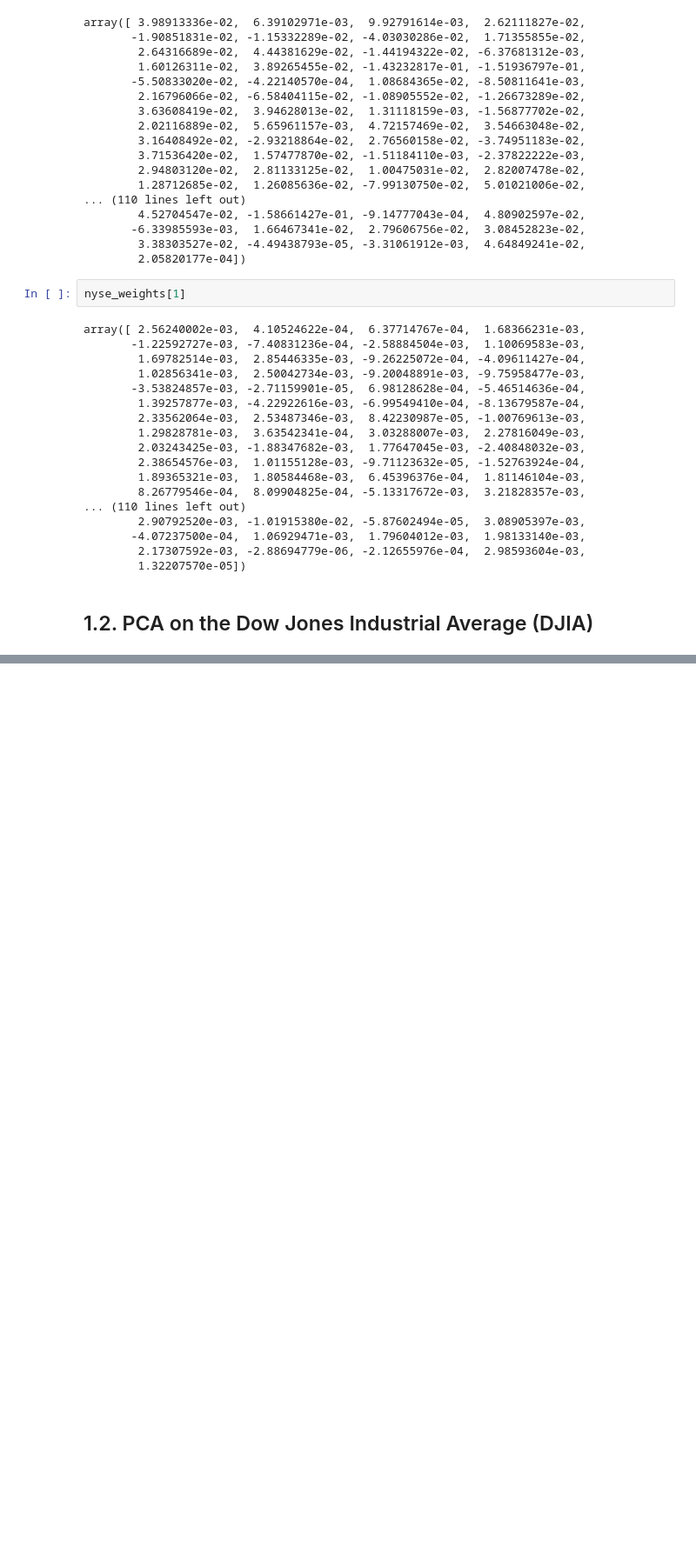
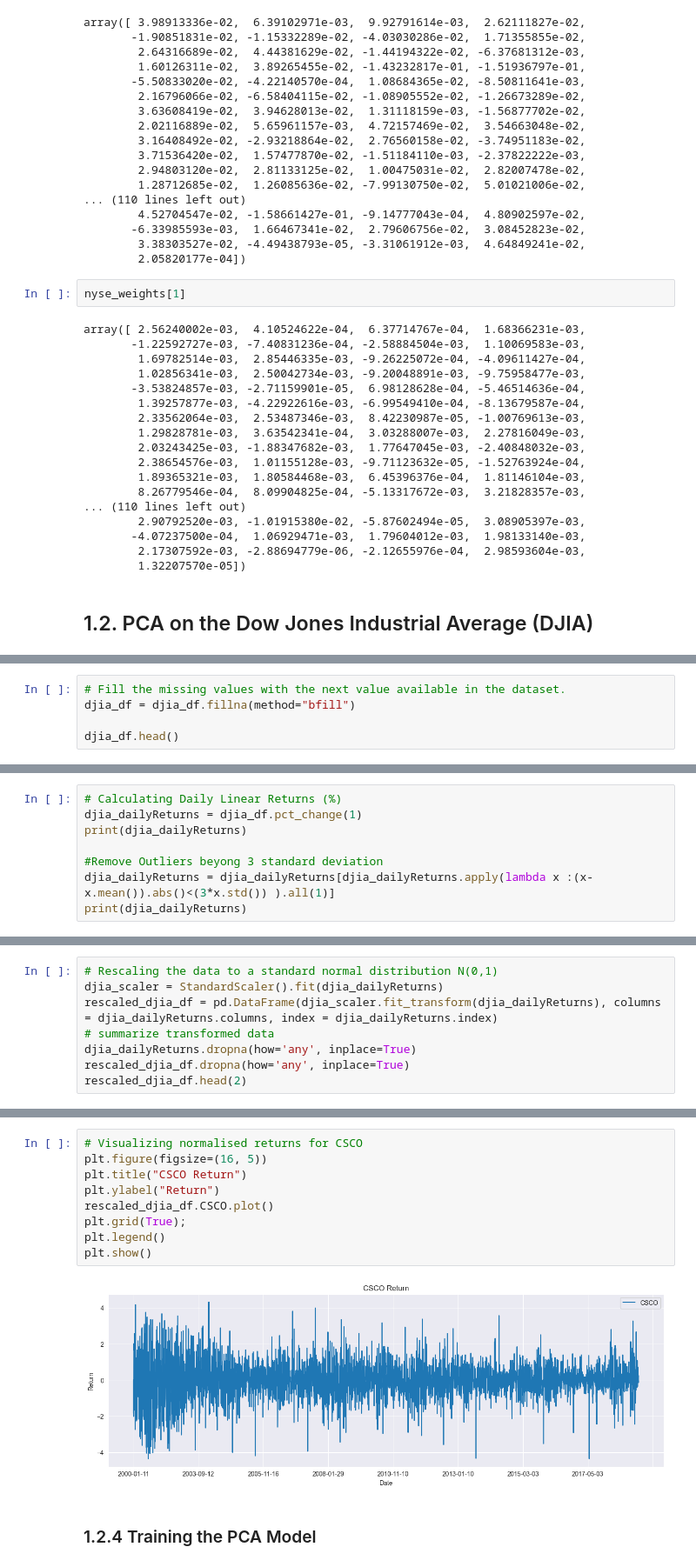
Before and after one commit to MJ-Peters/ADFT-Portfolio-Management-Coursework, a Jupyter notebook: CD22398.ipynb, the cells around one changed output, grey strips where cells are left out. Shown: that part at 87% size. Drawn from its saved outputs; the diff is of its cells as text; blank space fills up the shorter version.

```diff
--- a/CD22398.ipynb
+++ b/CD22398.ipynb
@@ -289,0 +333,5 @@ array([ 2.56240002e-03,  4.10524622e-04,  6.37714767e-04,  1.68366231e-03,
+# %%
+# Fill the missing values with the next value available in the dataset.
+djia_df = djia_df.fillna(method="bfill")
+
+djia_df.head()
@@ -289,0 +347,8 @@ array([ 2.56240002e-03,  4.10524622e-04,  6.37714767e-04,  1.68366231e-03,
+# %%
+# Calculating Daily Linear Returns (%)
+djia_dailyReturns = djia_df.pct_change(1)
+print(djia_dailyReturns)
+
+#Remove Outliers beyong 3 standard deviation
+djia_dailyReturns = djia_dailyReturns[djia_dailyReturns.apply(lambda x :(x-x.mean()).abs()<(3*x.std()) ).all(1)]
+print(djia_dailyReturns)
@@ -289,0 +375,8 @@ array([ 2.56240002e-03,  4.10524622e-04,  6.37714767e-04,  1.68366231e-03,
+# %%
+# Rescaling the data to a standard normal distribution N(0,1)
+djia_scaler = StandardScaler().fit(djia_dailyReturns)
+rescaled_djia_df = pd.DataFrame(djia_scaler.fit_transform(djia_dailyReturns), columns = djia_dailyReturns.columns, index = djia_dailyReturns.index)
+# summarize transformed data
+djia_dailyReturns.dropna(how='any', inplace=True)
+rescaled_djia_df.dropna(how='any', inplace=True)
+rescaled_djia_df.head(2)
@@ -289,0 +389,13 @@ array([ 2.56240002e-03,  4.10524622e-04,  6.37714767e-04,  1.68366231e-03,
+# %%
+# Visualizing normalised returns for CSCO
+plt.figure(figsize=(16, 5))
+plt.title("CSCO Return")
+plt.ylabel("Return")
+rescaled_djia_df.CSCO.plot()
+plt.grid(True);
+plt.legend()
+plt.show()
+# %% [output]
+[figure, added]
+# %% [markdown]
+### 1.2.4 Training the PCA Model
```
Also changed, not shown: parts of 23 cells of this notebook.
